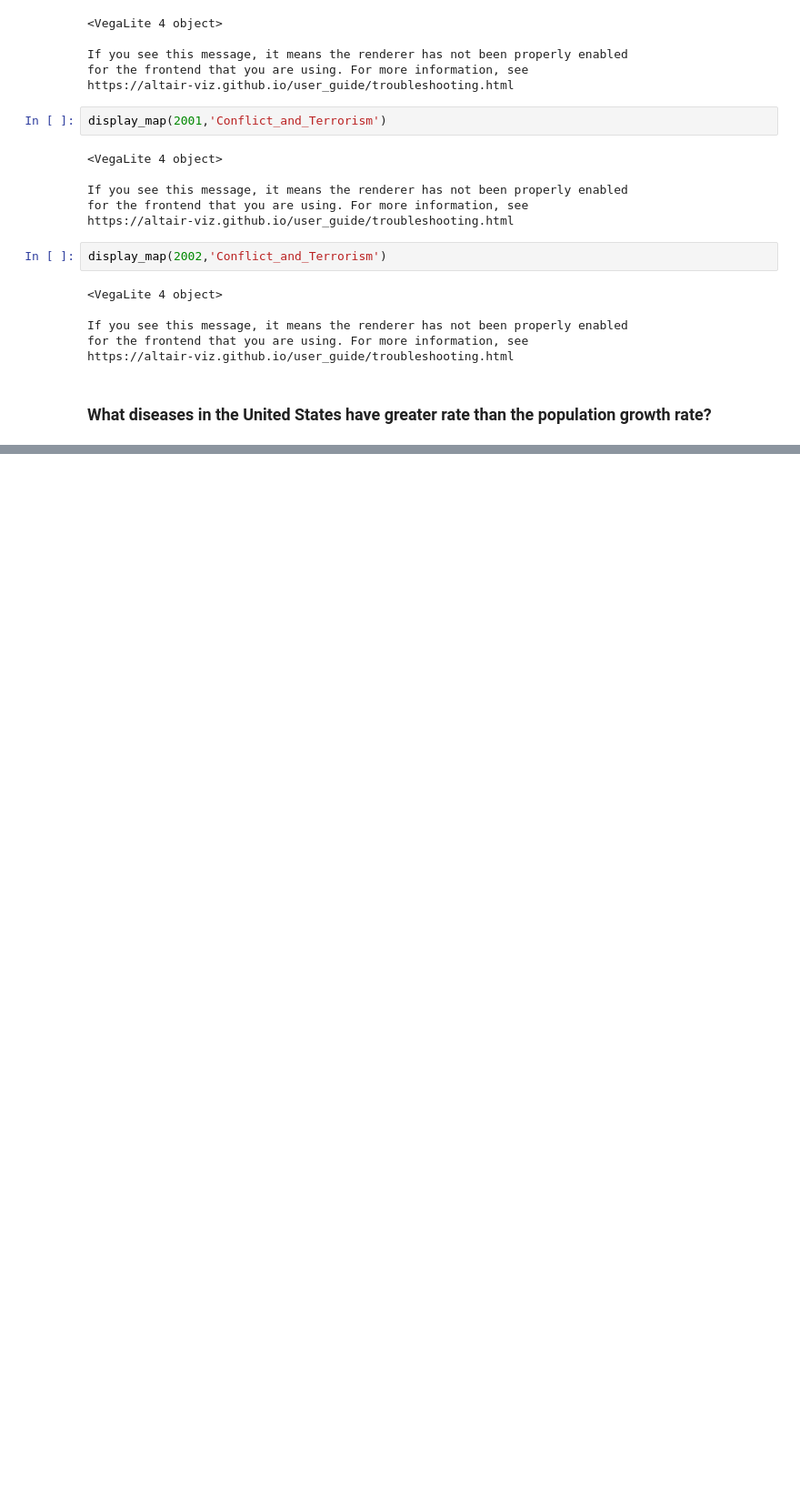
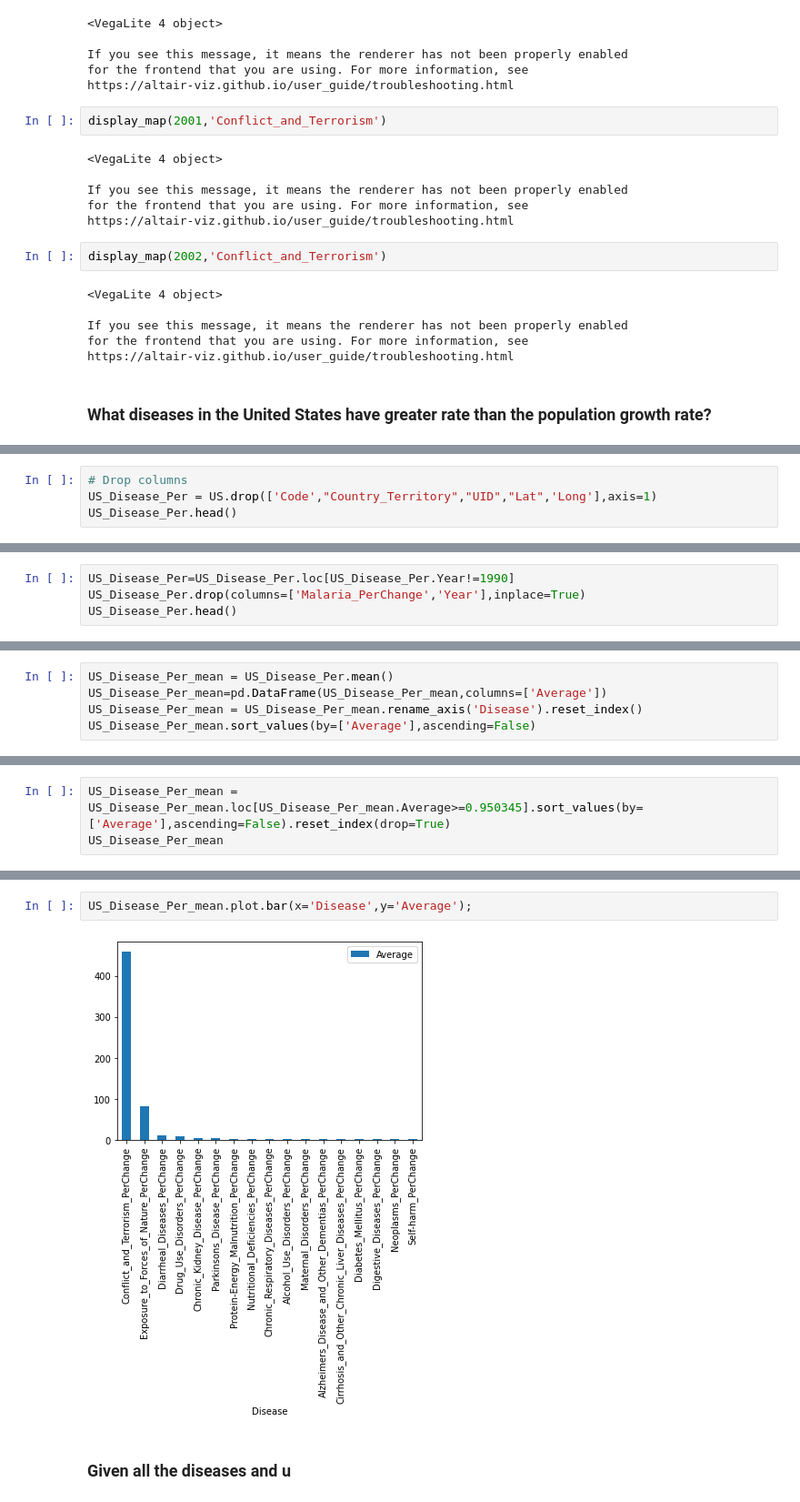
Before and after one commit to jiahongc/Udacity-Data-Science_Project1-Blog, a Jupyter notebook: project_1.ipynb, the cells around one changed output, grey strips where cells are left out. Shown at 91% size. Drawn from its saved outputs; the diff is of its cells as text; blank space fills up the shorter version.

```diff
--- a/project_1.ipynb
+++ b/project_1.ipynb
@@ -230,0 +216,4 @@ US
+# %%
+# Drop columns
+US_Disease_Per = US.drop(['Code',"Country_Territory","UID","Lat",'Long'],axis=1)
+US_Disease_Per.head()
@@ -230,0 +227,4 @@ US
+# %%
+US_Disease_Per=US_Disease_Per.loc[US_Disease_Per.Year!=1990]
+US_Disease_Per.drop(columns=['Malaria_PerChange','Year'],inplace=True)
+US_Disease_Per.head()
@@ -230,0 +238,5 @@ US
+# %%
+US_Disease_Per_mean = US_Disease_Per.mean()
+US_Disease_Per_mean=pd.DataFrame(US_Disease_Per_mean,columns=['Average'])
+US_Disease_Per_mean = US_Disease_Per_mean.rename_axis('Disease').reset_index()
+US_Disease_Per_mean.sort_values(by=['Average'],ascending=False)
@@ -230,0 +261,3 @@ US
+# %%
+US_Disease_Per_mean = US_Disease_Per_mean.loc[US_Disease_Per_mean.Average>=0.950345].sort_values(by=['Average'],ascending=False).reset_index(drop=True)
+US_Disease_Per_mean
@@ -230,0 +283,6 @@ US
+# %%
+US_Disease_Per_mean.plot.bar(x='Disease',y='Average');
+# %% [output]
+[figure, added]
+# %% [markdown]
+### Given all the diseases and u
```
Also changed, not shown: parts of 13 cells of this notebook.
